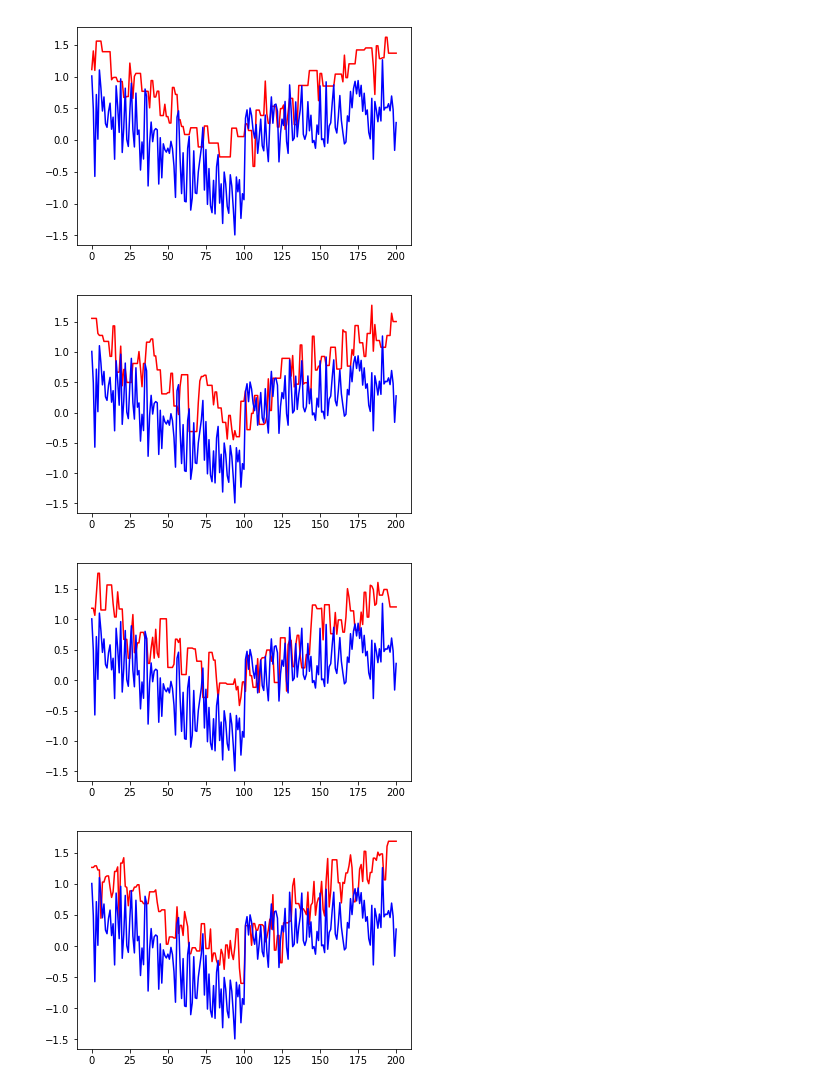
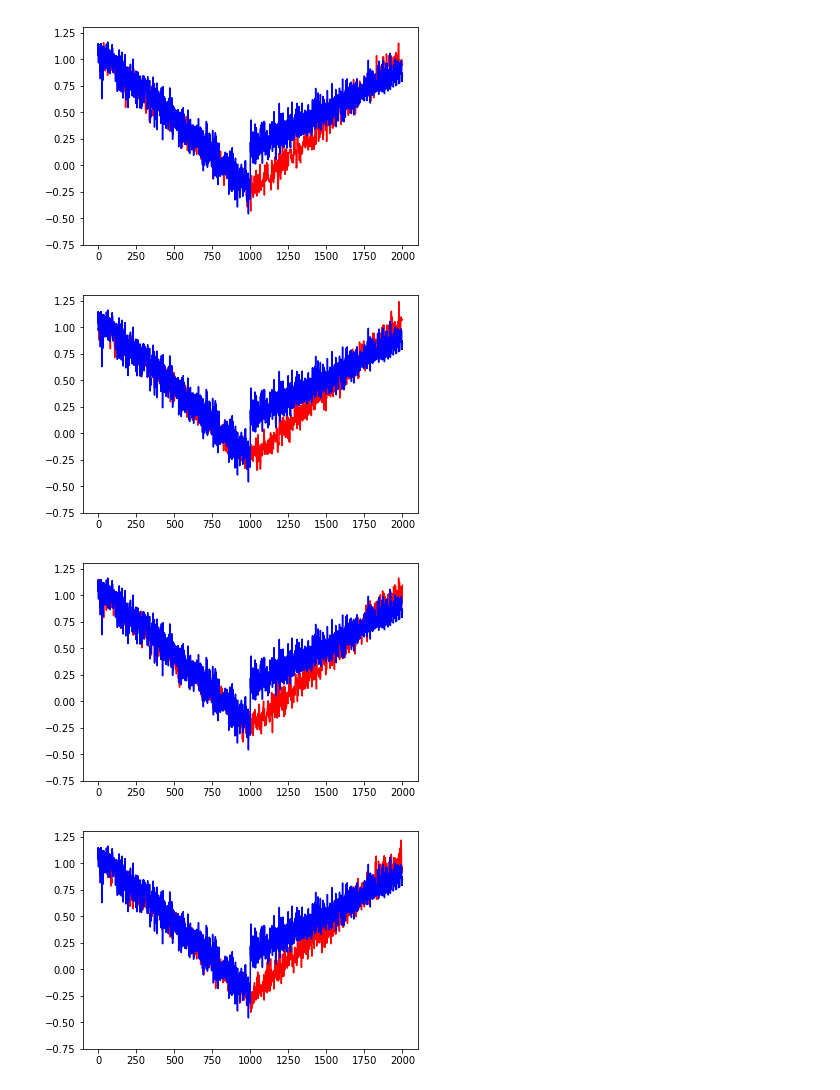
Before and after one commit to s2c/ExploreImproveSupervise, a Jupyter notebook: EIS.ipynb, the cells around one changed output. Drawn from its saved outputs; the diff is of its cells as text; code cells hidden in the pictures.

```diff
--- a/EIS.ipynb
+++ b/EIS.ipynb
@@ -20,10 +20,10 @@ epsilon = 0.5
 gamma = 0.8
 stateRange = [-1,1]
 numIntervals = 2000
-C = 30
+C = 8
 H = 2
 EISIterations = 5
-N0 = 20
+N0 = 200
 # v.V
 # %%
 # Run Value Iteration
@@ -61,7 +63,7 @@ for t in range(0,EISIterations): # run for t iterations
     print("Progress Round {} of {}".format(t+1,EISIterations))
     print ("Sampling {} points this round".format(Nt))
     for k in range(0,Nt):
-        # print("Sampled {} of {} points".format(k+1,Nt), end="\r", flush=True)
+        print("Sampled {} of {} points".format(k+1,Nt), end="\r", flush=True)
         s = sparseSampling(gamma=gamma,G = g,Rmax = Rmax, epsilon = epsilon,model = model ) # Explore
         s.H = H
         s.C = C
@@ -72,10 +74,8 @@ for t in range(0,EISIterations): # run for t iterations
             V = max(s.estimateQ(s.H,sampledState, turn=0)) # player 1
         data[k]=(sampledState,V) # Generate Data
     model = slModel
-    model.updateValues(data)
-#     print(t)
+    model.updateValues(data, k = 2)
     valueEIS[t] = copy.deepcopy(model.V)
-#     pprint.pprint(model.V)
     x,y = sortedDictionary(model.V)
     xValIter,yValIter = sortedDictionary(v.V)
     plt.scatter(yValIter,y)
@@ -113,7 +139,7 @@ for i in range(0,EISIterations):
     plt.plot(y,color='red')
     xValIter,yValIter = sortedDictionary(v.V)
     plt.plot(yValIter,color='blue')
-#     plt.ylim([-0.75,1.3])
+    plt.ylim([-0.75,1.3])
     plt.show()
 ## plot |V(EIS)-V^*|
 #error = [0]*EISIterations
@@ -124,4 +150,4 @@ for i in range(0,EISIterations):
-[figure, old version]
+[figure, new version]
-[figure, old version]
+[figure, new version]
-[figure, old version]
+[figure, new version]
-[figure, old version]
+[figure, new version]
```
Also changed, not shown: parts of 5 cells of this notebook, 1 other file.
